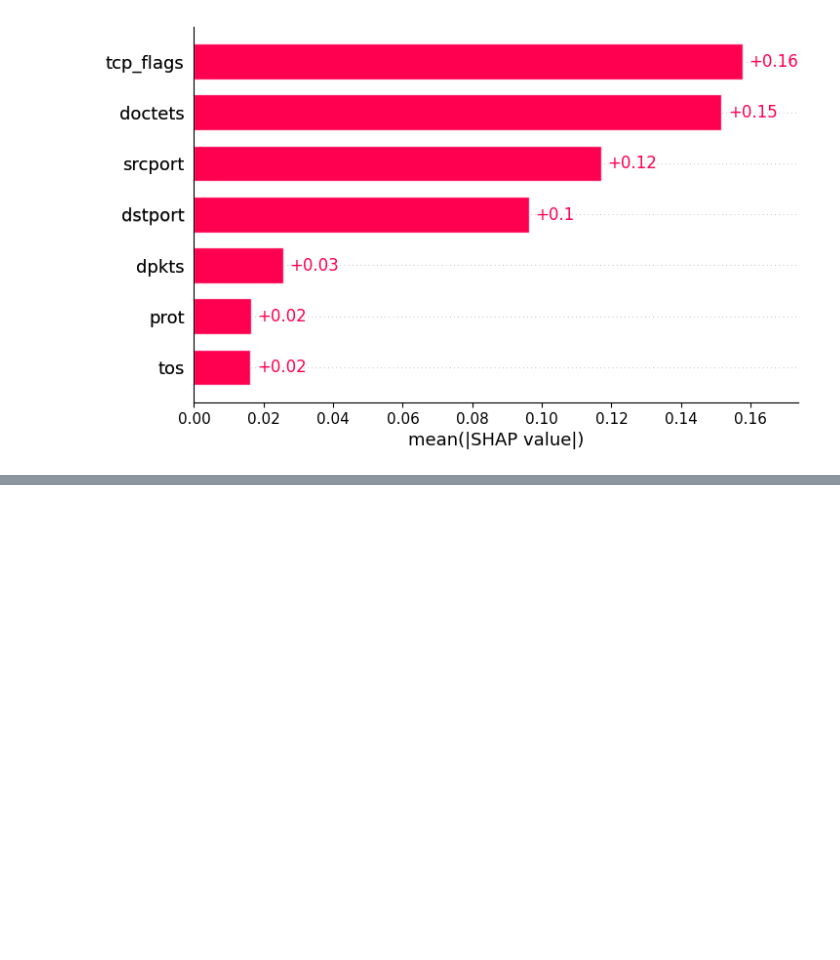
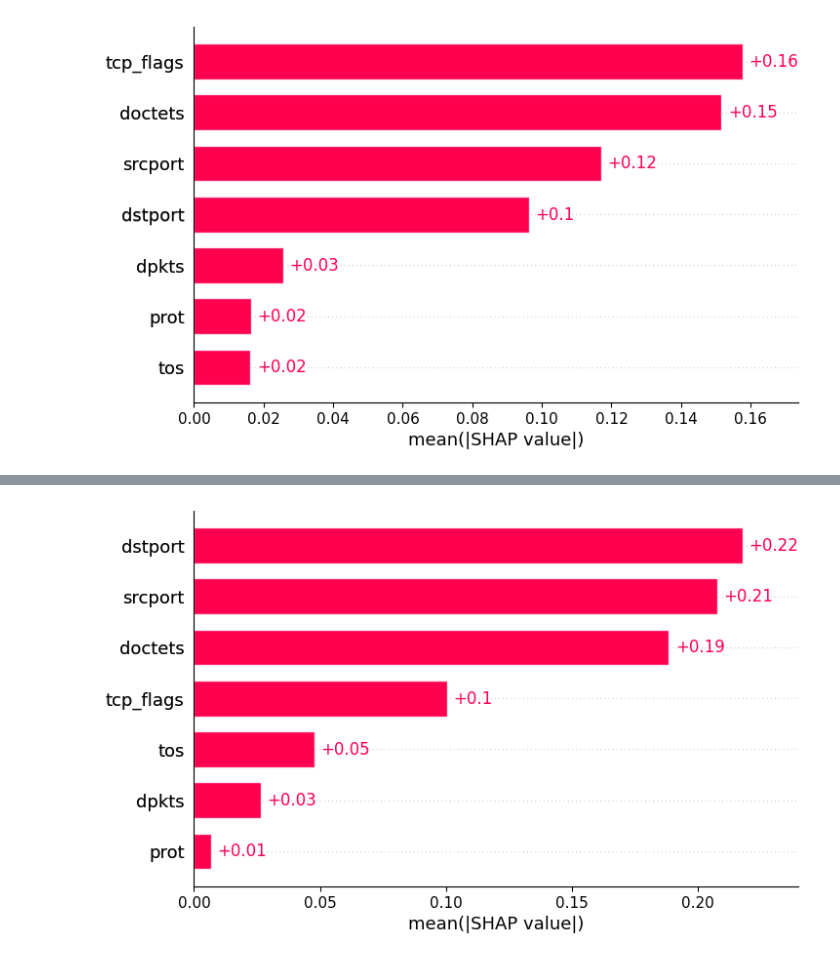
Before and after one commit to uleroboticsgroup/MoEv, a Jupyter notebook: SHAP_Analysis.ipynb, the cells around one changed output, grey strips where cells are left out. Drawn from its saved outputs; the diff is of its cells as text; code cells hidden in the pictures; blank space fills up the shorter version.

```diff
--- a/SHAP_Analysis.ipynb
+++ b/SHAP_Analysis.ipynb
@@ -65,0 +66,19 @@ shap.plots.beeswarm(shap_values)
+# %%
+# Import mlp model
+model_mlp = load("models/sampling-500/netflow/MLP_Classifier_BEST.joblib")
+# %%
+dataset = pd.read_csv("datasets/normalized/D7testSql_normalized.csv")
+
+X = dataset.drop(columns=["Label"])
+y = dataset["Label"]
+# %%
+explainer = shap.Explainer(model_mlp.predict, X.values)
+shap_values = explainer(X.values)
+
+
+shap_values.feature_names = X.columns.tolist()
+# %%
+# Absolute mean SHAP
+shap.plots.bar(shap_values)
+# %% [output]
+[figure, added]
```
Also changed, not shown: parts of 8 cells of this notebook, 10 other files.
